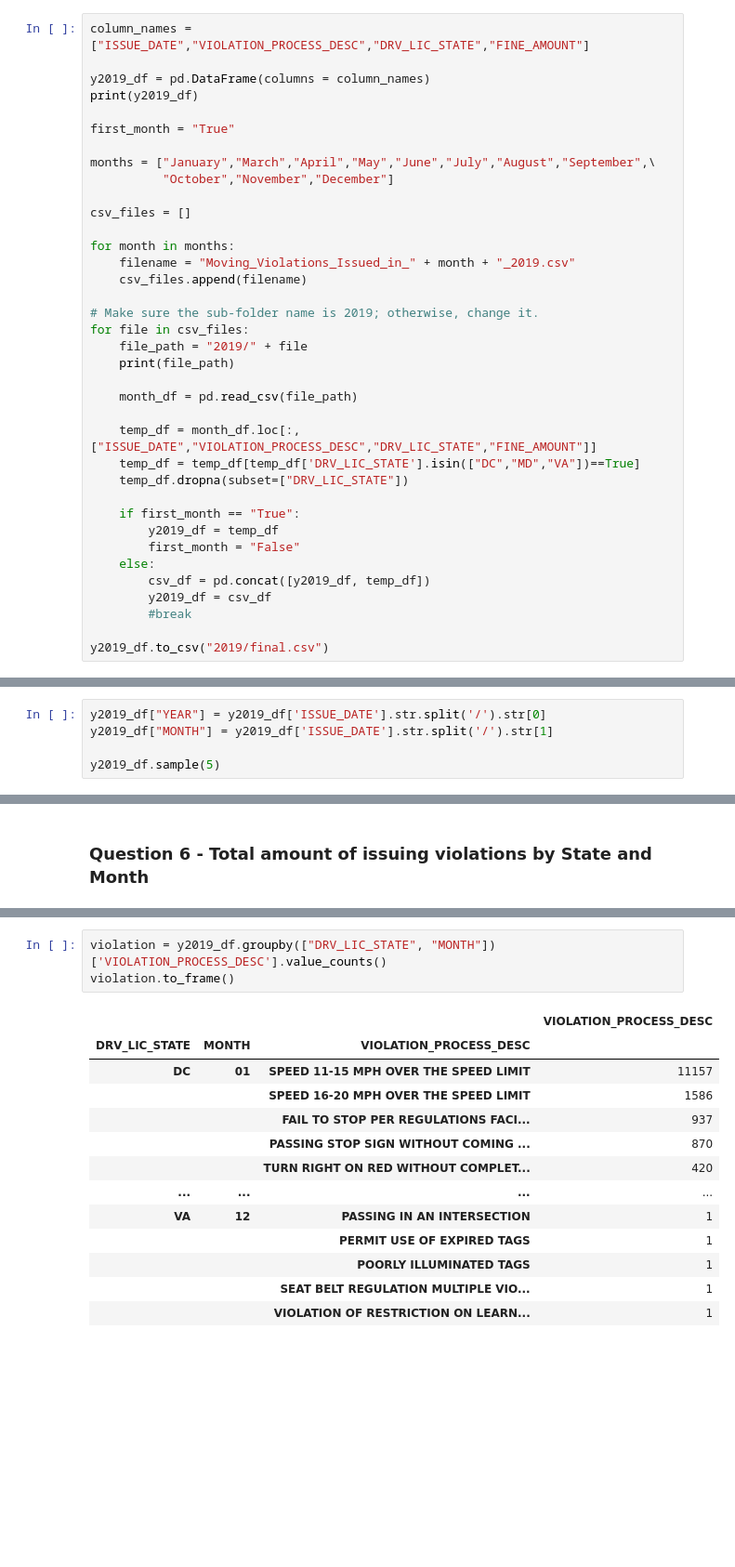
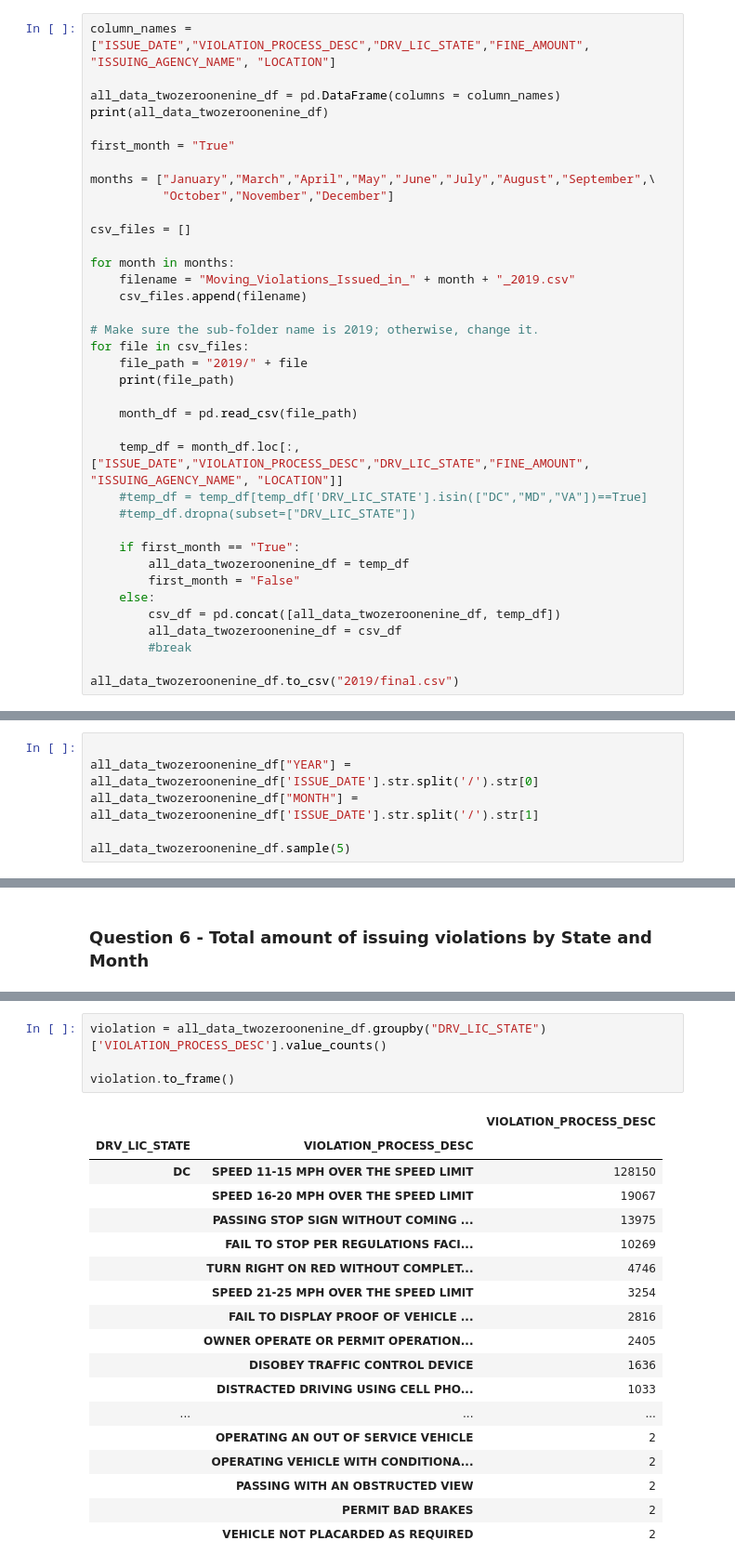
Before and after one commit to Renier83/API-challenge1, a Jupyter notebook: Project/Path_violation.ipynb, the cells around one changed output, grey strips where cells are left out. Shown at 93% size. Saved outputs shown, nothing was run; the diff lists cells and outputs as text; blank space fills up the shorter version.

```diff
--- a/Project/Path_violation.ipynb
+++ b/Project/Path_violation.ipynb
@@ -60,10 +60,10 @@ https://opendata.arcgis.com/datasets/a1f2142a687b425ab49f5ec016f99e24_11.csv
 moving_violations_issued_in_december_2019.csv
 -1 / unknown2019//Moving_Violations_Issued_in_December_2019 (1).csv
 # %%
-column_names = ["ISSUE_DATE","VIOLATION_PROCESS_DESC","DRV_LIC_STATE","FINE_AMOUNT"]
+column_names = ["ISSUE_DATE","VIOLATION_PROCESS_DESC","DRV_LIC_STATE","FINE_AMOUNT", "ISSUING_AGENCY_NAME", "LOCATION"]
 
-y2019_df = pd.DataFrame(columns = column_names)
-print(y2019_df)
+all_data_twozeroonenine_df = pd.DataFrame(columns = column_names)
+print(all_data_twozeroonenine_df)
 
 first_month = "True"
 
@@ -83,18 +83,18 @@ for file in csv_files:
 
     month_df = pd.read_csv(file_path)
 
-    temp_df = month_df.loc[:,["ISSUE_DATE","VIOLATION_PROCESS_DESC","DRV_LIC_STATE","FINE_AMOUNT"]]
-    temp_df = temp_df[temp_df['DRV_LIC_STATE'].isin(["DC","MD","VA"])==True]
-    temp_df.dropna(subset=["DRV_LIC_STATE"])
+    temp_df = month_df.loc[:,["ISSUE_DATE","VIOLATION_PROCESS_DESC","DRV_LIC_STATE","FINE_AMOUNT", "ISSUING_AGENCY_NAME", "LOCATION"]]
+    #temp_df = temp_df[temp_df['DRV_LIC_STATE'].isin(["DC","MD","VA"])==True]
+    #temp_df.dropna(subset=["DRV_LIC_STATE"])
 
     if first_month == "True":
-        y2019_df = temp_df
+        all_data_twozeroonenine_df = temp_df
         first_month = "False"
     else:
-        csv_df = pd.concat([y2019_df, temp_df])
-        y2019_df = csv_df
+        csv_df = pd.concat([all_data_twozeroonenine_df, temp_df])
+        all_data_twozeroonenine_df = csv_df
         #break
 
-y2019_df.to_csv("2019/final.csv")
+all_data_twozeroonenine_df.to_csv("2019/final.csv")
 # %% [output]
 Empty DataFrame
@@ -112,8 +112,9 @@ Index: []
 2019/Moving_Violations_Issued_in_November_2019.csv
 2019/Moving_Violations_Issued_in_December_2019.csv
 # %%
-y2019_df["YEAR"] = y2019_df['ISSUE_DATE'].str.split('/').str[0]
-y2019_df["MONTH"] = y2019_df['ISSUE_DATE'].str.split('/').str[1]
 
-y2019_df.sample(5)
+all_data_twozeroonenine_df["YEAR"] = all_data_twozeroonenine_df['ISSUE_DATE'].str.split('/').str[0]
+all_data_twozeroonenine_df["MONTH"] = all_data_twozeroonenine_df['ISSUE_DATE'].str.split('/').str[1]
+
+all_data_twozeroonenine_df.sample(5)
 # %% [output]
@@ -208,17 +251,23 @@ Name: VIOLATION_PROCESS_DESC, Length: 251, dtype: int64
 # %%
-violation = y2019_df.groupby(["DRV_LIC_STATE", "MONTH"])['VIOLATION_PROCESS_DESC'].value_counts()
+violation = all_data_twozeroonenine_df.groupby("DRV_LIC_STATE")['VIOLATION_PROCESS_DESC'].value_counts()
+
 violation.to_frame()
 # %% [output]
-|  |  |  | VIOLATION_PROCESS_DESC |
-| DRV_LIC_STATE | MONTH | VIOLATION_PROCESS_DESC |  |
-| DC | 01 | SPEED 11-15 MPH OVER THE SPEED LIMIT | 11157 |
-|  |  | SPEED 16-20 MPH OVER THE SPEED LIMIT | 1586 |
-|  |  | FAIL TO STOP PER REGULATIONS FACI... | 937 |
-|  |  | PASSING STOP SIGN WITHOUT COMING ... | 870 |
-|  |  | TURN RIGHT ON RED WITHOUT COMPLET... | 420 |
-| ... | ... | ... | ... |
-| VA | 12 | PASSING IN AN INTERSECTION | 1 |
-|  |  | PERMIT USE OF EXPIRED TAGS | 1 |
-|  |  | POORLY ILLUMINATED TAGS | 1 |
-|  |  | SEAT BELT REGULATION MULTIPLE VIO... | 1 |
-|  |  | VIOLATION OF RESTRICTION ON LEARN... | 1 |
+|  |  | VIOLATION_PROCESS_DESC |
+| DRV_LIC_STATE | VIOLATION_PROCESS_DESC |  |
+| DC | SPEED 11-15 MPH OVER THE SPEED LIMIT | 128150 |
+|  | SPEED 16-20 MPH OVER THE SPEED LIMIT | 19067 |
+|  | PASSING STOP SIGN WITHOUT COMING ... | 13975 |
+|  | FAIL TO STOP PER REGULATIONS FACI... | 10269 |
+|  | TURN RIGHT ON RED WITHOUT COMPLET... | 4746 |
+|  | SPEED 21-25 MPH OVER THE SPEED LIMIT | 3254 |
+|  | FAIL TO DISPLAY PROOF OF VEHICLE ... | 2816 |
+|  | OWNER OPERATE OR PERMIT OPERATION... | 2405 |
+|  | DISOBEY TRAFFIC CONTROL DEVICE | 1636 |
+|  | DISTRACTED DRIVING USING CELL PHO... | 1033 |
+| ... | ... | ... |
+|  | OPERATING AN OUT OF SERVICE VEHICLE | 2 |
+|  | OPERATING VEHICLE WITH CONDITIONA... | 2 |
+|  | PASSING WITH AN OBSTRUCTED VIEW | 2 |
+|  | PERMIT BAD BRAKES | 2 |
+|  | VEHICLE NOT PLACARDED AS REQUIRED | 2 |
```
Also changed, not shown: parts of 12 cells of this notebook, 13 other files.
